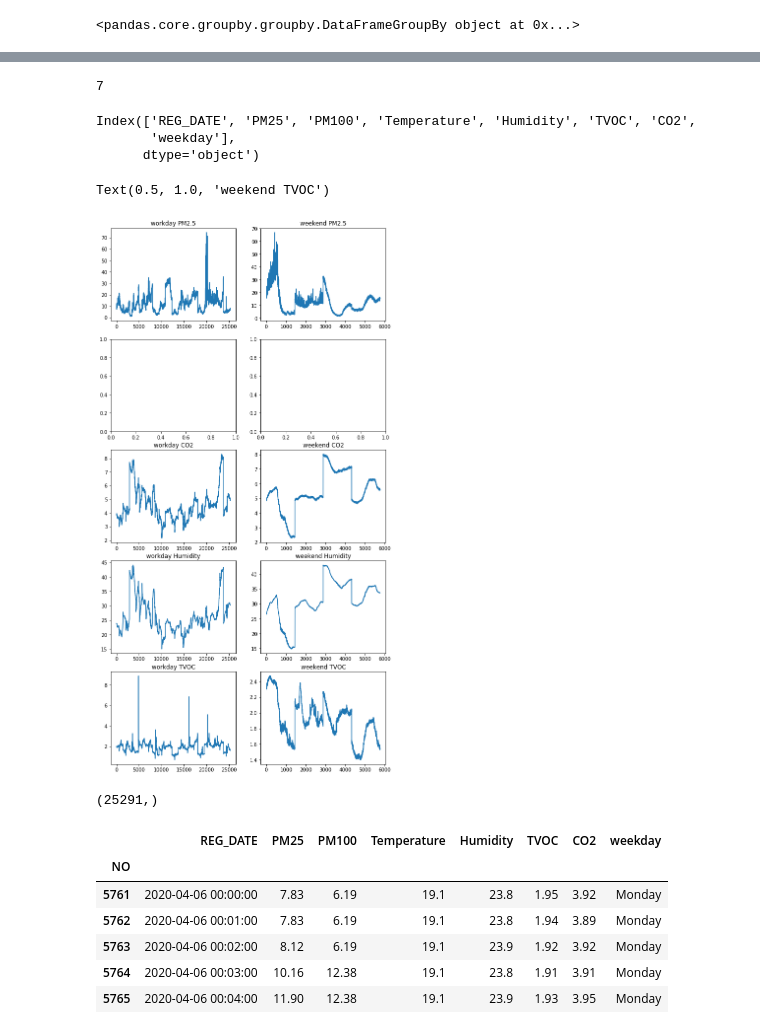
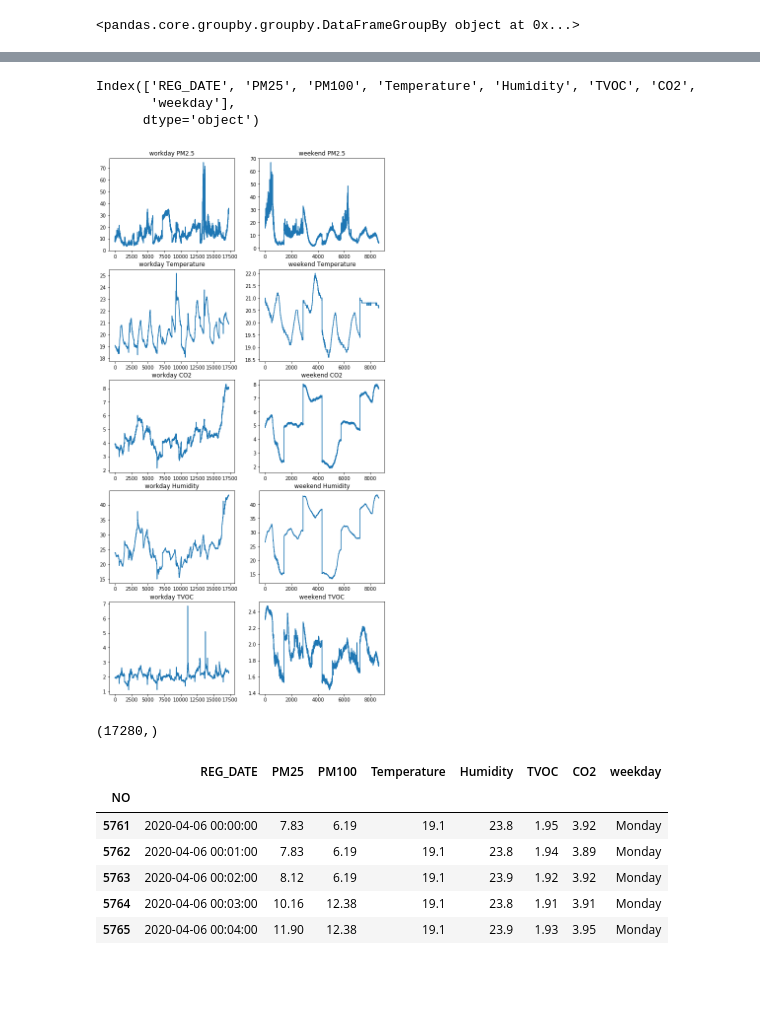
Before and after one commit to iceman67/DataAnalysis, a Jupyter notebook: 12wk-EDA_pandas-AirQuality/GroupByWeekday.ipynb, the cells around one changed output, grey strips where cells are left out. Saved outputs shown, nothing was run; the diff lists cells and outputs as text; code cells hidden in the pictures; blank space fills up the shorter version.

Commit message:
GroupBy

```diff
--- a/12wk-EDA_pandas-AirQuality/GroupByWeekday.ipynb
+++ b/12wk-EDA_pandas-AirQuality/GroupByWeekday.ipynb
@@ -6,5 +6,6 @@ Entropy 의 값에 따른 자료특성 변화
 # %%
-#my_url= "April_sensor_data.csv"
-my_url= "April_All.csv"
+my_url= "April_sensor_data.csv"
+#my_url= "April_All.csv"
+
 #data frame
 df = pd.read_csv(my_url, parse_dates=['REG_DATE'])
@@ -34,0 +81,5 @@ df_weekend = pd.concat([df_saturday])
+# %%
+
+df_workday = pd.concat([df_monday,df_tuesday, df_wednesday, df_thursday, df_friday])
+df_weekend = pd.concat([df_saturday,df_sunday])
+#df_weekend = pd.concat([df_saturday])
@@ -132,4 +164,0 @@ MT.head()
-# %%
-len(df_group)
-# %% [output]
-7
@@ -158,37 +178,38 @@ x  = list(range(len(df_workday['PM25'])))
 axes[0][0].plot(x, df_workday['PM25'])
 axes[0][0].set_title ('workday PM2.5')
 
 x1  = list(range(len(df_weekend['PM25'])))
 axes[0][1].plot(x1, df_weekend['PM25'])
 axes[0][1].set_title ('weekend PM2.5')
 
-'''
+
 axes[1][0].plot(x, df_workday['Temperature'])
 axes[1][0].set_title ('workday Temperature')
 
 axes[1][1].plot(x1, df_weekend['Temperature'])
 axes[1][1].set_title ('weekend Temperature')
-'''
+
 axes[2][0].plot(x, df_workday['CO2'])
 axes[2][0].set_title ('workday CO2')
 
 axes[2][1].plot(x1, df_weekend['CO2'])
 axes[2][1].set_title ('weekend CO2')
 
 axes[3][0].plot(x, df_workday['Humidity'])
 axes[3][0].set_title ('workday Humidity')
 
 axes[3][1].plot(x1, df_weekend['Humidity'])
 axes[3][1].set_title ('weekend Humidity')
 
 axes[4][0].plot(x, df_workday['TVOC'])
 axes[4][0].set_title ('workday TVOC')
 
 axes[4][1].plot(x1, df_weekend['TVOC'])
 axes[4][1].set_title ('weekend TVOC')
+
+plt.show()
 # %% [output]
-Text(0.5, 1.0, 'weekend TVOC')
-[figure, old version]
+[figure, new version]
 # %%
 import numpy as np
 
@@ -208,7 +229,7 @@ def is_outlier(points, threshold=1):
 # %%
 df_workday['PM25'].shape
 # %% [output]
-(25291,)
+(17280,)
 # %%
 filtered = df_workday[~is_outlier(df_workday['PM25'])]
 
```
Also changed, not shown: parts of 28 cells of this notebook, 2 other files.
